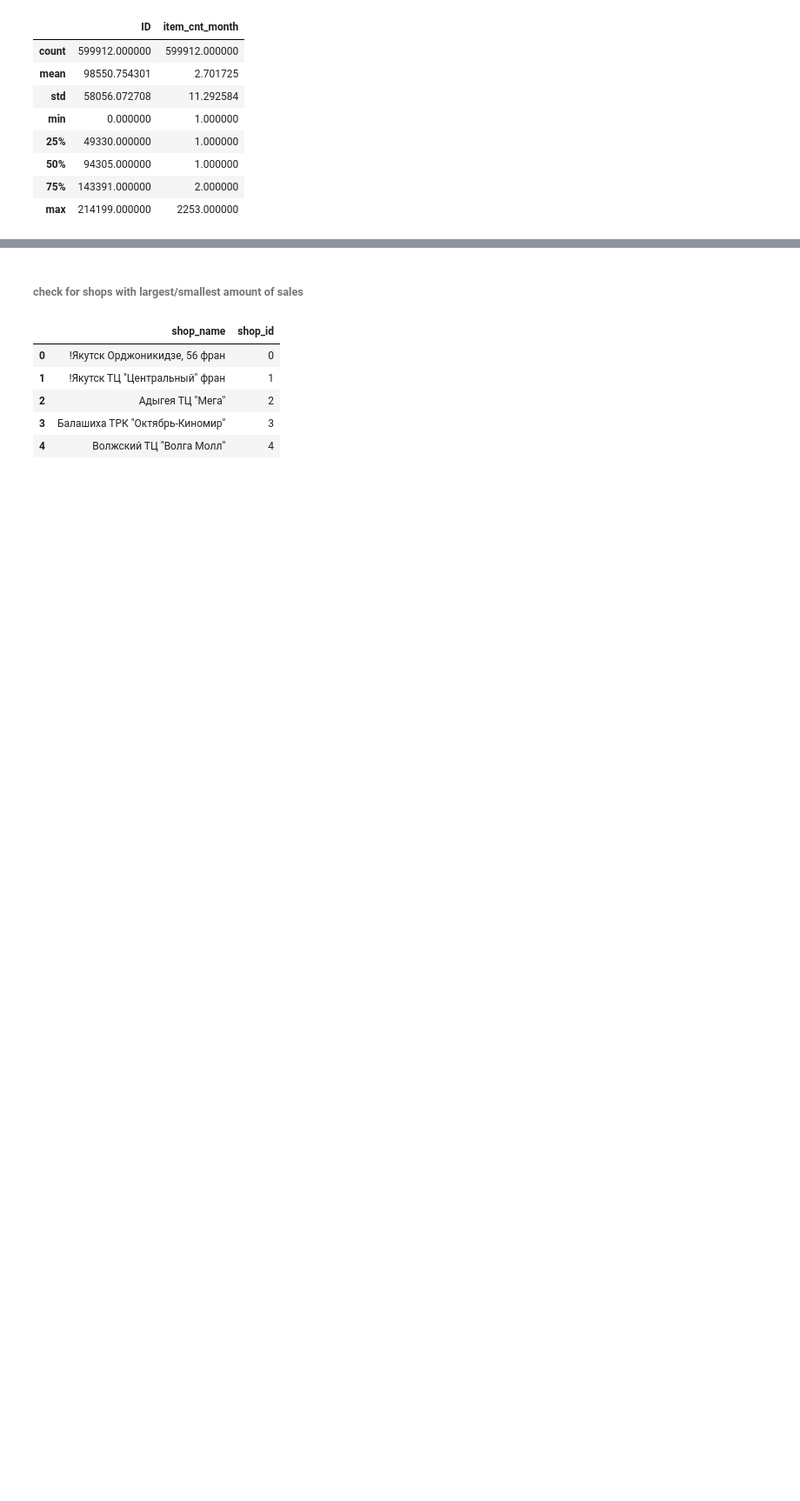
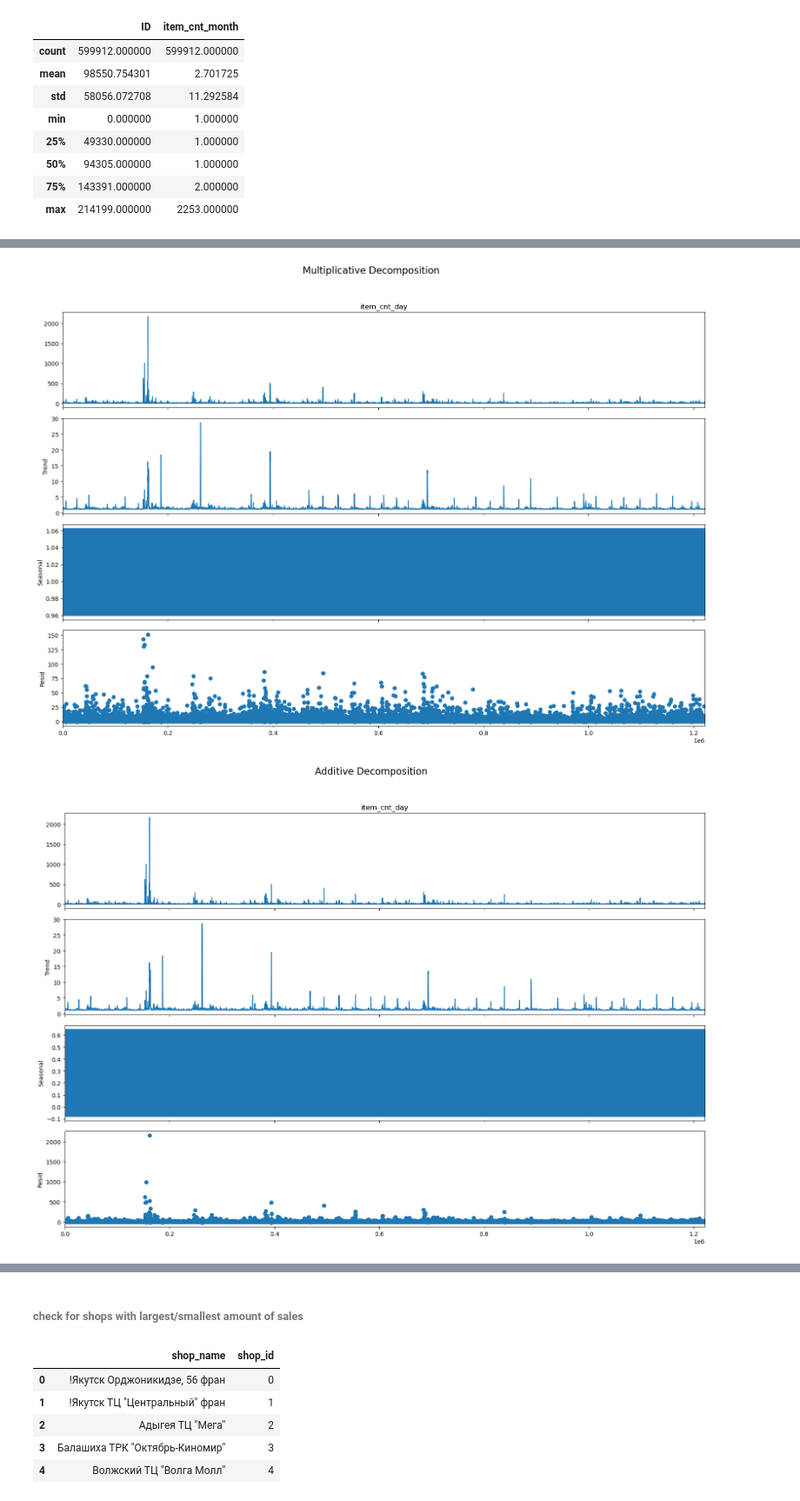
Before and after one commit to Yarmmax/DS_Intership, a Jupyter notebook: EDA.ipynb, the cells around one changed output, grey strips where cells are left out. Shown: that part at 87% size. Saved outputs shown, nothing was run; the diff lists cells and outputs as text; code cells hidden in the pictures; blank space fills up the shorter version.

```diff
--- a/EDA.ipynb
+++ b/EDA.ipynb
@@ -243,0 +315,2 @@ g.set_xticklabels(g.get_xticklabels(), rotation=90)
+# %%
+sales_per_day = sales_train.merge(test, on=['shop_id', 'item_id'], how='inner').groupby(['ID', 'date'])['item_cnt_day'].agg(sum).reset_index()
@@ -243,0 +333,23 @@ g.set_xticklabels(g.get_xticklabels(), rotation=90)
+# %%
+from statsmodels.tsa.seasonal import seasonal_decompose
+from dateutil.parser import parse
+
+
+# Multiplicative Decomposition
+multiplicative_decomposition = seasonal_decompose(sales_per_day['item_cnt_day'], model='multiplicative', period=365)
+
+# Additive Decomposition
+additive_decomposition = seasonal_decompose(sales_per_day['item_cnt_day'], model='additive', period=365)
+
+# Plot
+plt.rcParams.update({'figure.figsize': (16,12)})
+multiplicative_decomposition.plot().suptitle('Multiplicative Decomposition', fontsize=16)
+plt.tight_layout(rect=[0, 0.03, 1, 0.95])
+
+additive_decomposition.plot().suptitle('Additive Decomposition', fontsize=16)
+plt.tight_layout(rect=[0, 0.03, 1, 0.95])
+
+plt.show()
+# %% [output]
+[figure, added]
+[figure, added]
```
Also changed, not shown: parts of 26 cells of this notebook.
